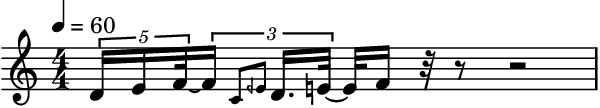
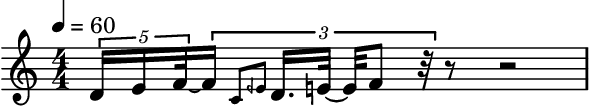
Unified diff of the notebook cell whose output changed from the first chart to the second:
--- before
+++ after
@@ -1,3 +1,4 @@
-cfg = CoreConfig(quantComplexity='low')
+w = ws()
+w.clearCache()
 ch = Chain(r"""
 4D:1/5
@@ -8,7 +9,11 @@
 4D:1/4
 4E:1/6
-4F:1/4
+4F:1/4+1/17
 
 """)
-qs = ch.quantizedScore(config=cfg)
-qs.show()
+cfg = getConfig()
+cfg['quant.complexity'] = 'low'
+ch.show()
+with CoreConfig(quantComplexity='high'):
+    ch.show()
+    

Commit: dependencies